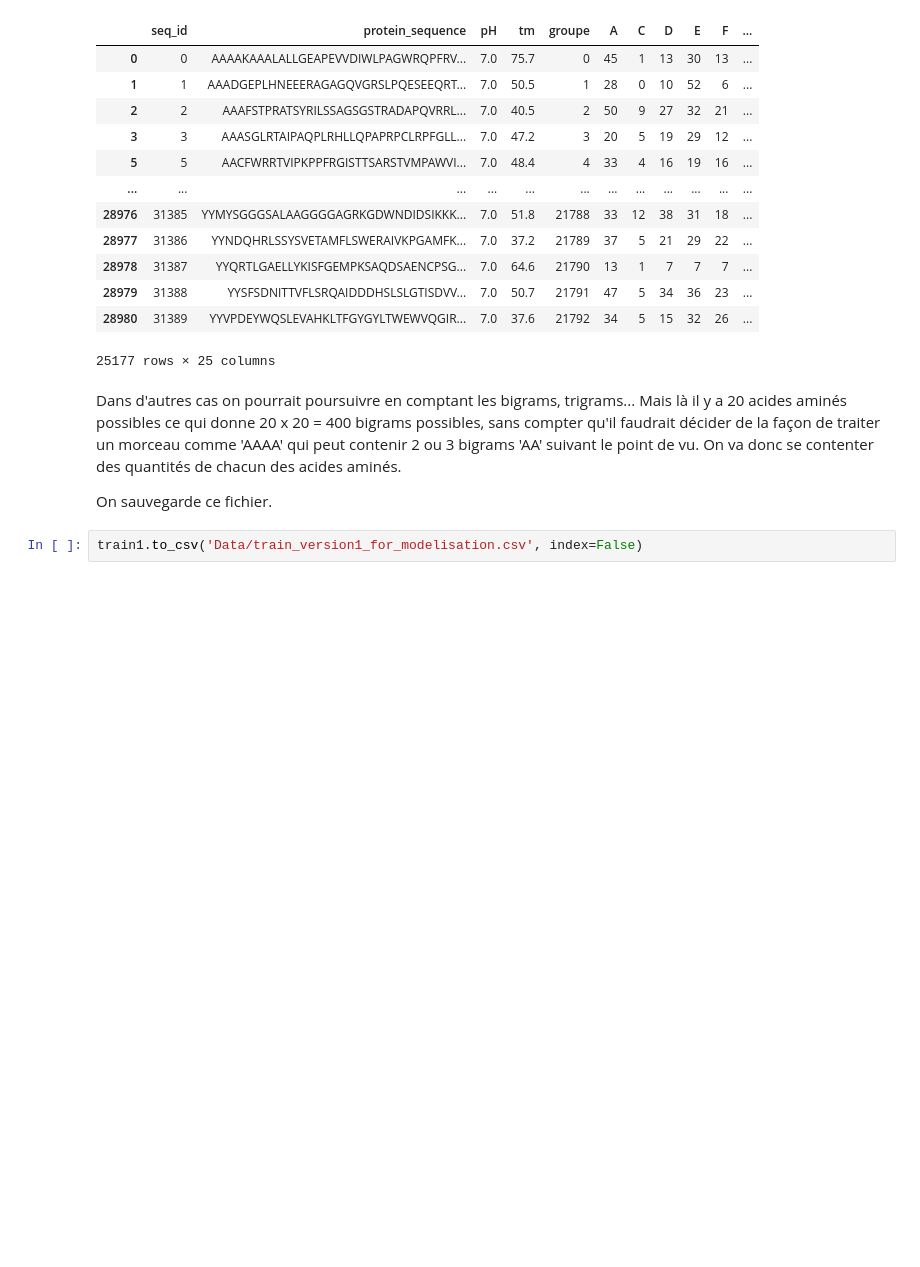
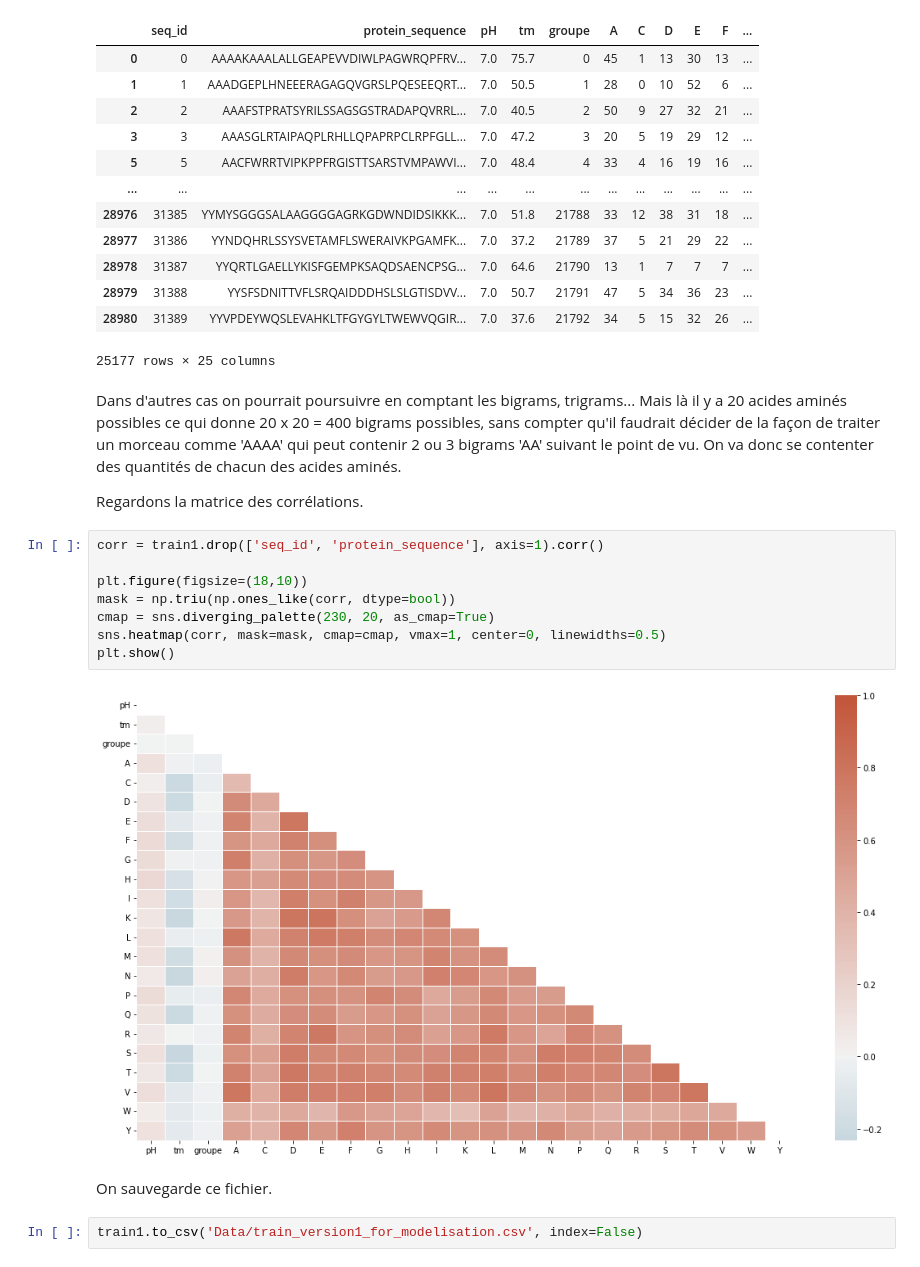
Before and after one commit to MathieuxTony/Projet-8, a Jupyter notebook: exploration.ipynb, the cells around one changed output. Cells and saved outputs as stored; diff of their text form; blank space fills up the shorter version.

Commit message:
ajout corrélations + temps et scores dans la présentation

```diff
--- a/exploration.ipynb
+++ b/exploration.ipynb
@@ -795,7 +806,19 @@ train1
 # %% [markdown]
 Dans d'autres cas on pourrait poursuivre en comptant les bigrams, trigrams... Mais là il y a 20 acides aminés possibles ce qui donne 20 x 20 = 400 bigrams possibles, sans compter qu'il faudrait décider de la façon de traiter un morceau comme 'AAAA' qui peut contenir 2 ou 3 bigrams 'AA' suivant le point de vu. On va donc se contenter des quantités de chacun des acides aminés.
 
-On sauvegarde ce fichier.
+Regardons la matrice des corrélations.
+# %%
+corr = train1.drop(['seq_id', 'protein_sequence'], axis=1).corr()
+
+plt.figure(figsize=(18,10))
+mask = np.triu(np.ones_like(corr, dtype=bool))
+cmap = sns.diverging_palette(230, 20, as_cmap=True)
+sns.heatmap(corr, mask=mask, cmap=cmap, vmax=1, center=0, linewidths=0.5)
+plt.show()
+# %% [output]
+[figure, added]
+# %% [markdown]
+On sauvegarde ce fichier.
 # %%
 train1.to_csv('Data/train_version1_for_modelisation.csv', index=False)
 # %% [markdown]
```
Also changed, not shown: parts of 15 cells of this notebook, 2 other files.
